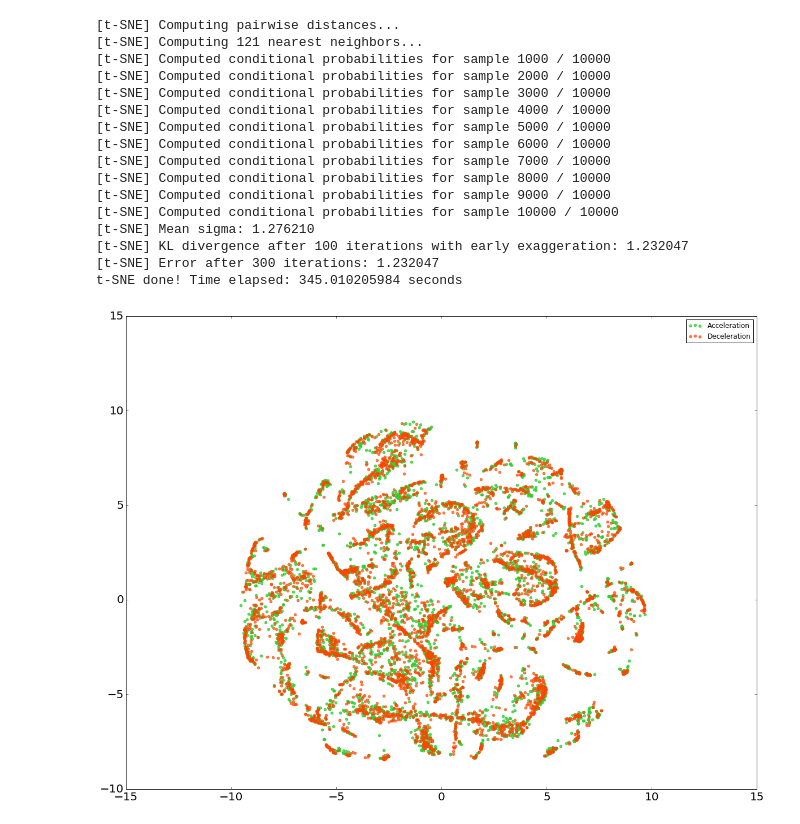
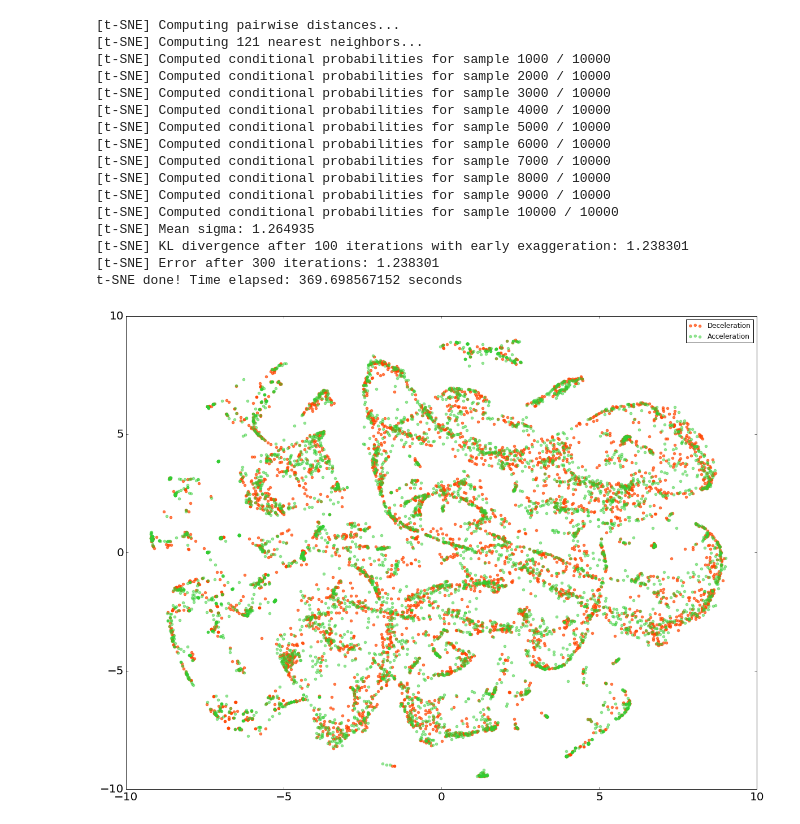
Before and after one commit to Yiming-Gao/SF_Summer_2017, a Jupyter notebook: tsne.ipynb, the cells around one changed output. Saved outputs shown, nothing was run; the diff lists cells and outputs as text; code cells hidden in the pictures.

```diff
--- a/tsne.ipynb
+++ b/tsne.ipynb
@@ -22,7 +22,7 @@ rndperm = np.random.permutation(df.shape[0])
 n_sne = 10000
 time_start = time.time()
 tsne = TSNE(n_components = 2, verbose = 1, perplexity = 40, n_iter = 300)
-tsne_results = tsne.fit_transform(df.loc[rndperm[:n_sne], list(df)[:-1]].values)
+tsne_results = tsne.fit_transform(df.loc[rndperm[:n_sne], list(df)[:6] + list(df)[7: 21]].values)
 print 't-SNE done! Time elapsed: {} seconds'.format(time.time()-time_start)
 # %% [output]
 [t-SNE] Computing pairwise distances...
@@ -37,10 +37,10 @@ print 't-SNE done! Time elapsed: {} seconds'.format(time.time()-time_start)
 [t-SNE] Computed conditional probabilities for sample 8000 / 10000
 [t-SNE] Computed conditional probabilities for sample 9000 / 10000
 [t-SNE] Computed conditional probabilities for sample 10000 / 10000
-[t-SNE] Mean sigma: 1.276210
-[t-SNE] KL divergence after 100 iterations with early exaggeration: 1.232047
-[t-SNE] Error after 300 iterations: 1.232047
-t-SNE done! Time elapsed: 345.010205984 seconds
+[t-SNE] Mean sigma: 1.264935
+[t-SNE] KL divergence after 100 iterations with early exaggeration: 1.238301
+[t-SNE] Error after 300 iterations: 1.238301
+t-SNE done! Time elapsed: 369.698567152 seconds
 # %%
 df_tsne = df.loc[rndperm[:n_sne],:].copy()
 df_tsne['x-tsne'] = tsne_results[:,0]
@@ -50,14 +50,16 @@ df_tsne = df_tsne.dropna(axis = 0, how = "all")
 # %%
 # Display acceleration / deceleration
 fig, ax = plt.subplots(figsize = (20, 15))
-ax.scatter(df_tsne['x-tsne'], df_tsne['y-tsne'].where(df_tsne['Mode'] == 'Acceleration'), label = "Acceleration",
-           color = "limegreen", alpha = 0.8)
+ax.axis([-10, 10, -10, 10])
 ax.scatter(df_tsne['x-tsne'], df_tsne['y-tsne'].where(df_tsne['Mode'] == 'Deceleration'), label = "Deceleration",
            color = "orangered", alpha = 0.7)
+ax.scatter(df_tsne['x-tsne'], df_tsne['y-tsne'].where(df_tsne['Mode'] == 'Acceleration'), label = "Acceleration",
+           color = "limegreen", alpha = 0.5)
+
 ax.legend()
 plt.xticks(fontsize = 20)
 plt.yticks(fontsize = 20)
 
 plt.show()
 # %% [output]
-[figure, old version]
+[figure, new version]
```
Also changed, not shown: parts of 7 cells of this notebook.
